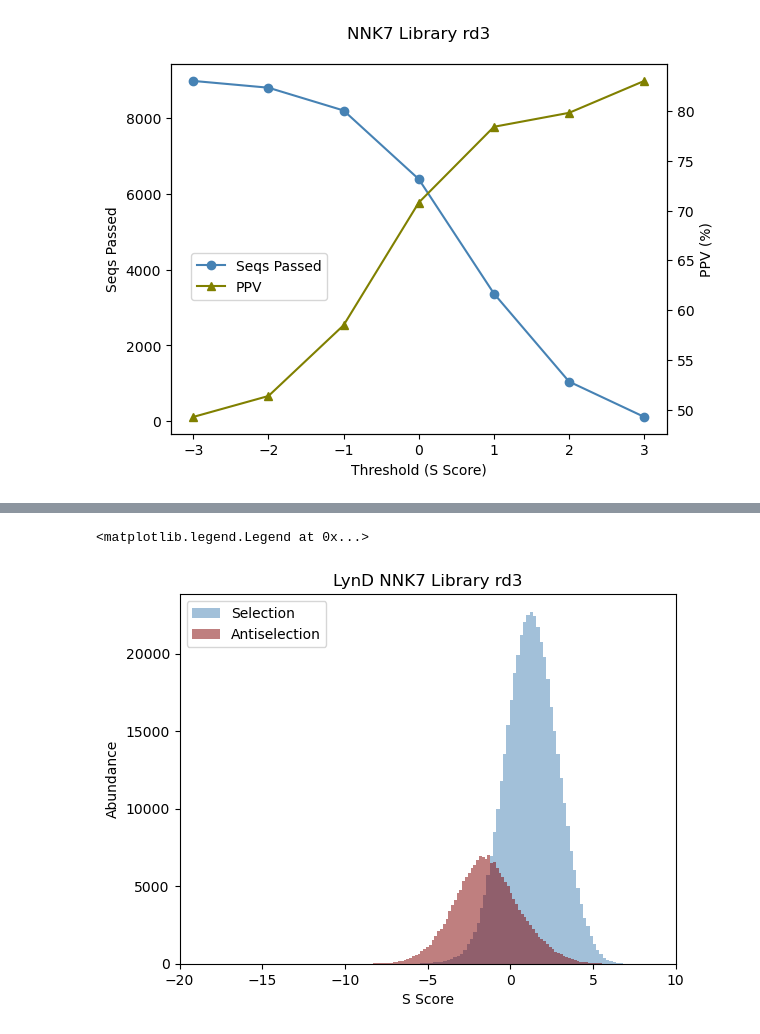
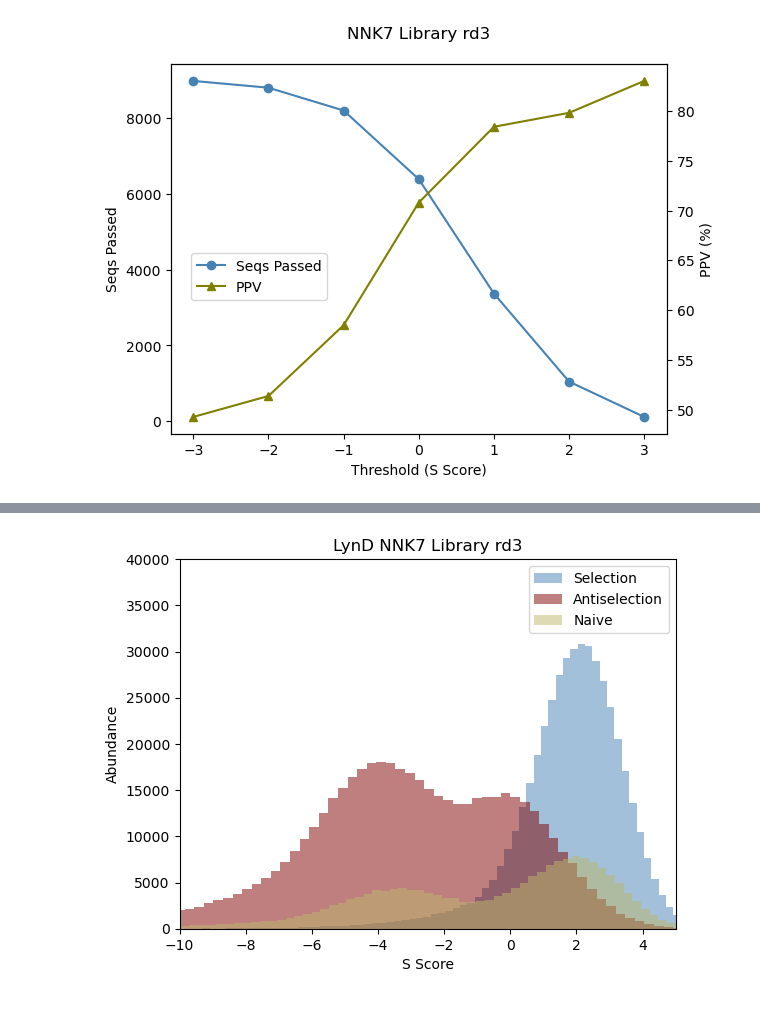
Before and after one commit to Kuhlman-Lab/LynD-substrate-modeling, a Jupyter notebook: src/eda/eda.ipynb, the cells around one changed output, grey strips where cells are left out. Saved outputs shown, nothing was run; the diff lists cells and outputs as text; code cells hidden in the pictures.

```diff
--- a/src/eda/eda.ipynb
+++ b/src/eda/eda.ipynb
@@ -78,15 +90,12 @@ def trim_seq(df, pos_ranges=[[22, 25], [26, 29]]):
         df['var_seq'] = df['seq'].str[pos_ranges[0][0]: pos_ranges[0][1]] + df['seq'].str[pos_ranges[1][0]: pos_ranges[1][1]]
     return df
 
-# for LynD NNK6
-# pr = [[22, 25], [26, 29]]
-# pr = [[22, 29]]
-
 # for LynD NNK7
 pr = [[14, 22]]
 
 sel = trim_seq(sel, pr)
 anti = trim_seq(anti, pr)
+qc = trim_seq(qc, pr)
 # %%
 
 def filter_library(df, filter_seq='C1-4', flip=False):
@@ -102,7 +111,7 @@ def filter_library(df, filter_seq='C1-4', flip=False):
     else:
        return df.loc[~mask].reset_index(drop=True)
 
-tag = 'C1-4'
-sel = filter_library(sel, tag, flip=False)
-anti = filter_library(anti, tag, flip=False)
+# tag = 'C1-4'
+# sel = filter_library(sel, tag, flip=False)
+# anti = filter_library(anti, tag, flip=False)
 # %%
@@ -139,8 +148,8 @@ def y_star_score(sel_df, anti_df):
             y_star[p, aa] = y_star_single(sel_df, anti_df, p, aa)
     return y_star
 
-y_star = y_star_score(sel_train, anti_train)
-# y_star = y_star_score(sel, anti)
+# y_star = y_star_score(sel_train, anti_train)
+y_star = y_star_score(sel, anti)
 # %%
 # plot as heatmap
 alphabet = 'AVLIMCSTNQGPFYWHKRDE'
@@ -223,4 +230,4 @@ s_anti = s_score(anti, y_star)
 # s_sel = s_score(sel_test, y_star)
 # s_anti = s_score(anti_test, y_star)
 
-# s_qc = s_score(qc, y_star)
+s_qc = s_score(qc, y_star)
@@ -227,16 +333,17 @@ s_anti = s_score(anti, y_star)
 # %%
 # plot  S Scores
 plt.hist(s_sel, bins=100, color='steelblue', alpha=0.5)#, density=True)
 plt.hist(s_anti, bins=100, color='maroon', alpha=0.5)#, density=True)
-plt.xlim(-20, 10)
+plt.hist(s_qc, bins=100, color='darkkhaki', alpha=0.5)
+plt.xlim(-10, 5)
+plt.ylim(0, 40000)
 plt.title('LynD NNK7 Library rd3')
 plt.xlabel('S Score')
 plt.ylabel('Abundance')
-plt.legend(['Selection', 'Antiselection'])
-# plt.savefig('NNK7-rd3-SScore-dist.pdf')
+plt.legend(['Selection', 'Antiselection', 'Naive'])
+plt.savefig('NNK7-rd3-SScore-dist-QC.pdf')
 # %% [output]
-<matplotlib.legend.Legend at 0x...>
-[figure, old version]
+[figure, new version]
 # %%
 # threshold the S-score
 
```
Also changed, not shown: parts of 16 cells of this notebook, 22 other files.
